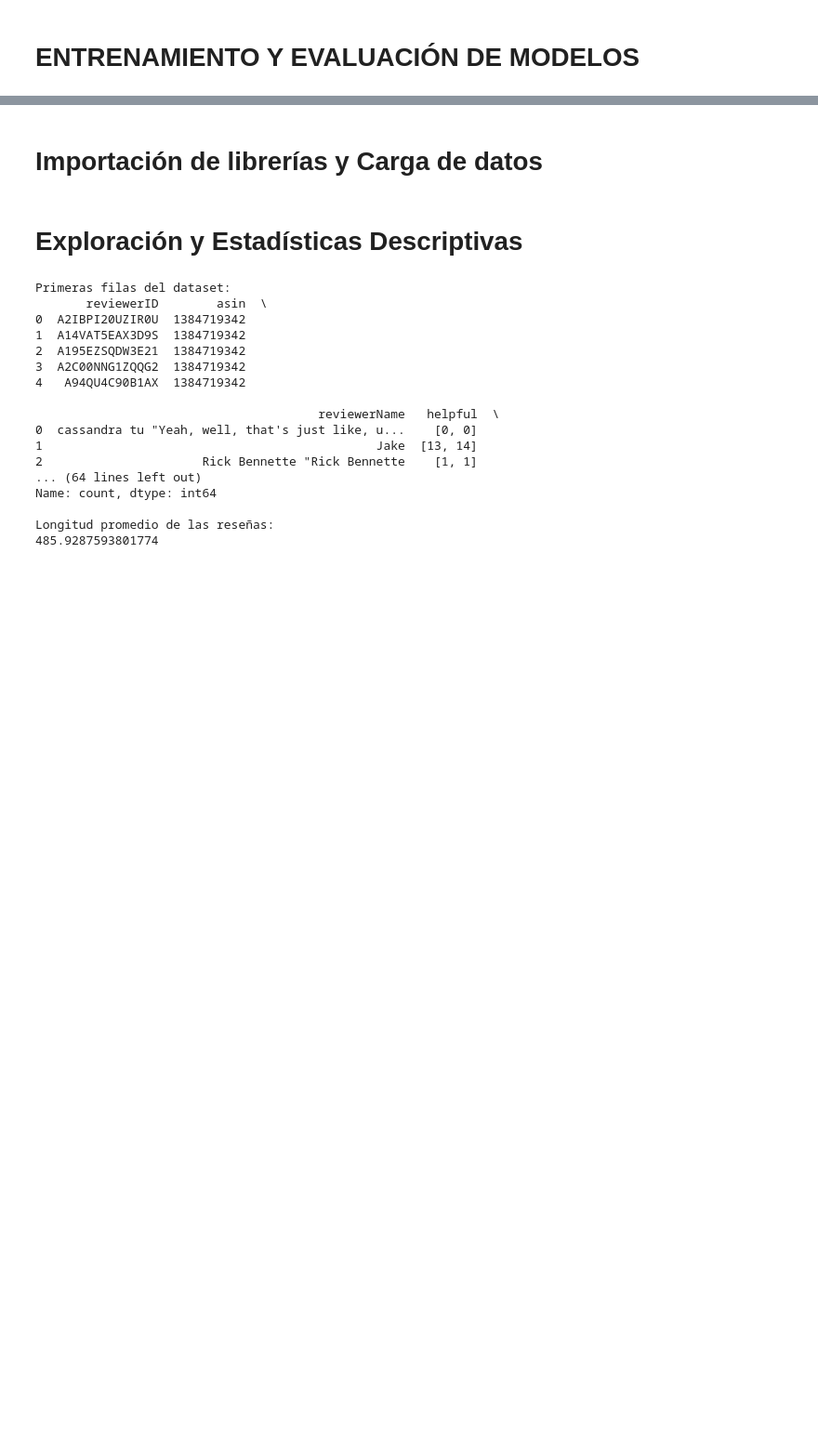
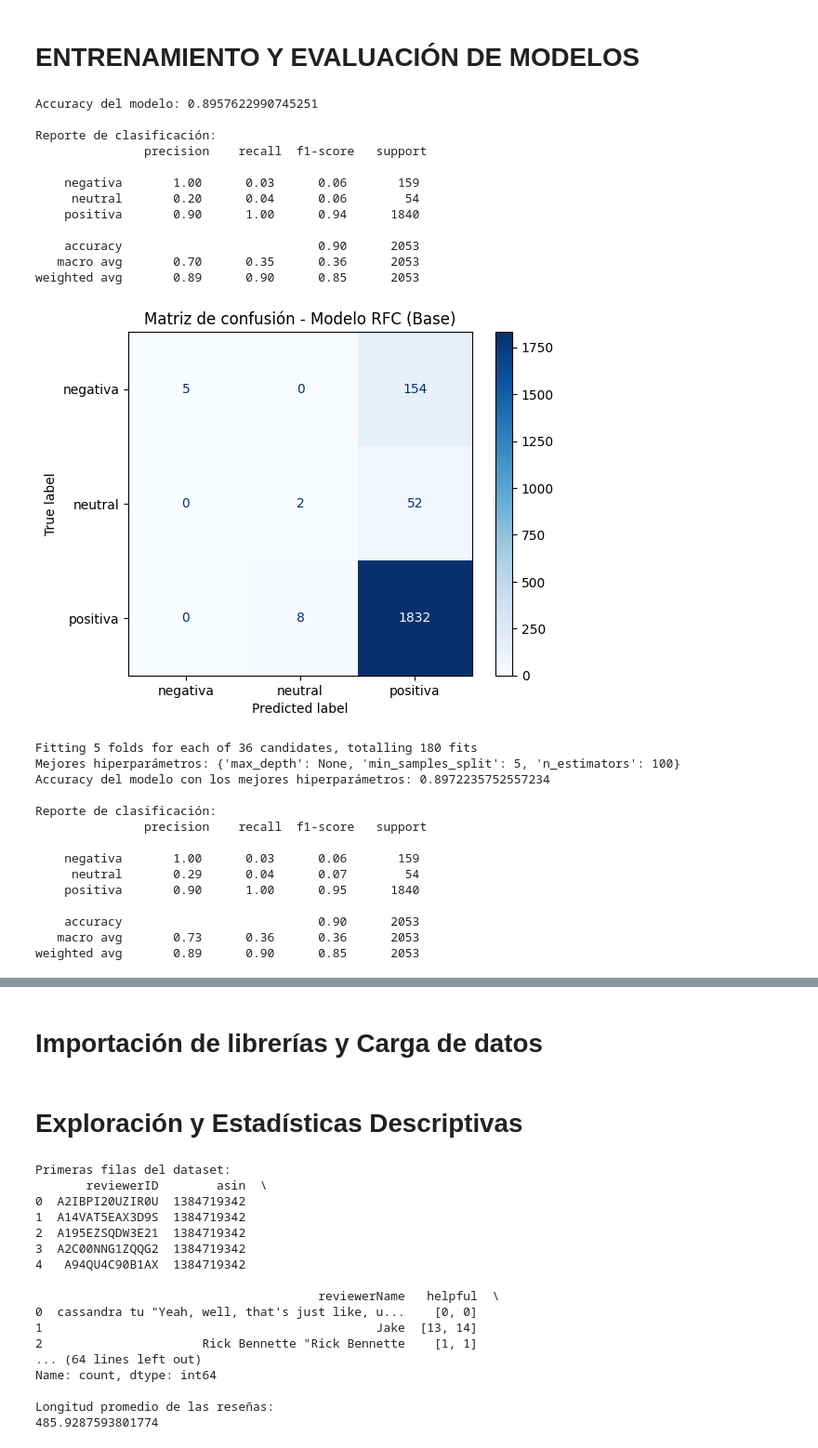
Before and after one commit to mkltc/RETO2, a Jupyter notebook: modeloFinal copy.ipynb, the cells around one changed output, grey strips where cells are left out. Shown at 93% size. Drawn from its saved outputs; the diff is of its cells as text; code cells hidden in the pictures; blank space fills up the shorter version.

```diff
--- a/modeloFinal copy.ipynb
+++ b/modeloFinal copy.ipynb
@@ -468,6 +581,14 @@ y_pred_RFC_sh = modelo_RFC_sh.predict(X_test)
 
 print("Accuracy del modelo:", accuracy_score(y_test, y_pred_RFC_sh))
 print("\nReporte de clasificación:\n", classification_report(y_test, y_pred_RFC_sh))
+
+# Matriz de confusión para el modelo base
+cm_base = confusion_matrix(y_test, y_pred_RFC_sh)
+disp_base = ConfusionMatrixDisplay(confusion_matrix=cm_base, display_labels=np.unique(y_test))
+disp_base.plot(cmap='Blues')
+plt.title("Matriz de confusión - Modelo RFC (Base)")
+plt.show()
+
 
 # --------------------------CON HIPERPARAMETROS --------------------------------------------
 
@@ -500,7 +621,12 @@ y_pred_RFC = modelo_RFC_mejorado.predict(X_test)
 print("Accuracy del modelo con los mejores hiperparámetros:", accuracy_score(y_test, y_pred_RFC))
 print("\nReporte de clasificación:\n", classification_report(y_test, y_pred_RFC))
 
-
+# Matriz de confusión para el modelo mejorado
+cm_mejorado = confusion_matrix(y_test, y_pred_RFC)
+disp_mejorado = ConfusionMatrixDisplay(confusion_matrix=cm_mejorado, display_labels=np.unique(y_test))
+disp_mejorado.plot(cmap='Greens')
+plt.title("Matriz de confusión - Modelo RFC (Mejorado)")
+plt.show()
 #----------------------------------MODELO SVC----------------------------------------------
 
 # Dividir los datos en entrenamiento y prueba
@@ -515,6 +641,13 @@ y_pred_svc_sh = modelo_SVC_sh.predict(X_test)
 
 print("Accuracy del modelo SVC:", accuracy_score(y_test, y_pred_svc_sh))
 print("\nReporte de clasificación (SVC):\n", classification_report(y_test, y_pred_svc_sh))
+
+# Matriz de confusión para el modelo base
+cm_base_svc = confusion_matrix(y_test, y_pred_svc_sh)
+disp_base_svc = ConfusionMatrixDisplay(confusion_matrix=cm_base_svc, display_labels=np.unique(y_test))
+disp_base_svc.plot(cmap='Blues')
+plt.title("Matriz de confusión - Modelo SVC (Base)")
+plt.show()
 
 
 # --------------------------CON HIPERPARAMETROS --------------------------------------------
@@ -547,6 +680,13 @@ y_pred_svc = modelo_SVC_mejorado.predict(X_test)
 print("Accuracy del modelo SVC con mejores hiperparámetros:", accuracy_score(y_test, y_pred_svc))
 print("\nReporte de clasificación (SVC):\n", classification_report(y_test, y_pred_svc))
 
+# Matriz de confusión para el modelo mejorado
+cm_mejorado_svc = confusion_matrix(y_test, y_pred_svc)
+disp_mejorado_svc = ConfusionMatrixDisplay(confusion_matrix=cm_mejorado_svc, display_labels=np.unique(y_test))
+disp_mejorado_svc.plot(cmap='Greens')
+plt.title("Matriz de confusión - Modelo SVC (Mejorado)")
+plt.show()
+
 #----------------------------------MODELO LogisticRegression---------------------------------
 
 # Dividir los datos en entrenamiento y prueba
@@ -561,32 +701,75 @@ y_pred_lr_sh = modelo_LR_sh.predict(X_test)
 
 print("Accuracy del modelo Logistic Regression:", accuracy_score(y_test, y_pred_lr_sh))
 print("\nReporte de clasificación (Logistic Regression):\n", classification_report(y_test, y_pred_lr_sh))
+
+# Matriz de confusión para el modelo base (Logistic Regression)
+cm_base_lr = confusion_matrix(y_test, y_pred_lr_sh)
+disp_base_lr = ConfusionMatrixDisplay(confusion_matrix=cm_base_lr, display_labels=np.unique(y_test))
+disp_base_lr.plot(cmap='Blues')
+plt.title("Matriz de confusión - Modelo Logistic Regression (Base)")
+plt.show()
+
 
 # --------------------------CON HIPERPARAMETROS --------------------------------------------
 
 
 # Definir el modelo base
 modelo_LR = LogisticRegression(max_iter=1000, random_state=42)
 
 # Definir el rango de hiperparámetros para la búsqueda
 param_grid_lr = {
     'C': [0.1, 1, 10]               # Parámetro de regularización
 }
 
 # Usar GridSearchCV para encontrar los mejores hiperparámetros
 grid_search_lr = GridSearchCV(estimator=modelo_LR, param_grid=param_grid_lr, cv=5, n_jobs=-1, verbose=2)
 
 # Ajustar el modelo con la búsqueda de hiperparámetros
 grid_search_lr.fit(X_train, y_train)
 
 # Imprimir los mejores hiperparámetros
 print(f"Mejores hiperparámetros Logistic Regression: {grid_search_lr.best_params_}")
 
 # Entrenar el modelo con los mejores hiperparámetros encontrados
 modelo_LR_mejorado = grid_search_lr.best_estimator_
 
 # Predicciones y evaluación
 y_pred_lr = modelo_LR_mejorado.predict(X_test)
 
 print("Accuracy del modelo Logistic Regression con mejores hiperparámetros:", accuracy_score(y_test, y_pred_lr))
 print("\nReporte de clasificación (Logistic Regression):\n", classification_report(y_test, y_pred_lr))
+
+# Matriz de confusión para el modelo mejorado (Logistic Regression)
+cm_mejorado_lr = confusion_matrix(y_test, y_pred_lr)
+disp_mejorado_lr = ConfusionMatrixDisplay(confusion_matrix=cm_mejorado_lr, display_labels=np.unique(y_test))
+disp_mejorado_lr.plot(cmap='Greens')
+plt.title("Matriz de confusión - Modelo Logistic Regression (Mejorado)")
+plt.show()
+# %% [output]
+Accuracy del modelo: 0.8957622990745251
+
+Reporte de clasificación:
+               precision    recall  f1-score   support
+
+    negativa       1.00      0.03      0.06       159
+     neutral       0.20      0.04      0.06        54
+    positiva       0.90      1.00      0.94      1840
+
+    accuracy                           0.90      2053
+   macro avg       0.70      0.35      0.36      2053
+weighted avg       0.89      0.90      0.85      2053
+[figure, added]
+Fitting 5 folds for each of 36 candidates, totalling 180 fits
+Mejores hiperparámetros: {'max_depth': None, 'min_samples_split': 5, 'n_estimators': 100}
+Accuracy del modelo con los mejores hiperparámetros: 0.8972235752557234
+
+Reporte de clasificación:
+               precision    recall  f1-score   support
+
+    negativa       1.00      0.03      0.06       159
+     neutral       0.29      0.04      0.07        54
+    positiva       0.90      1.00      0.95      1840
+
+    accuracy                           0.90      2053
+   macro avg       0.73      0.36      0.36      2053
+weighted avg       0.89      0.90      0.85      2053
```
Also changed, not shown: parts of 17 cells of this notebook.
